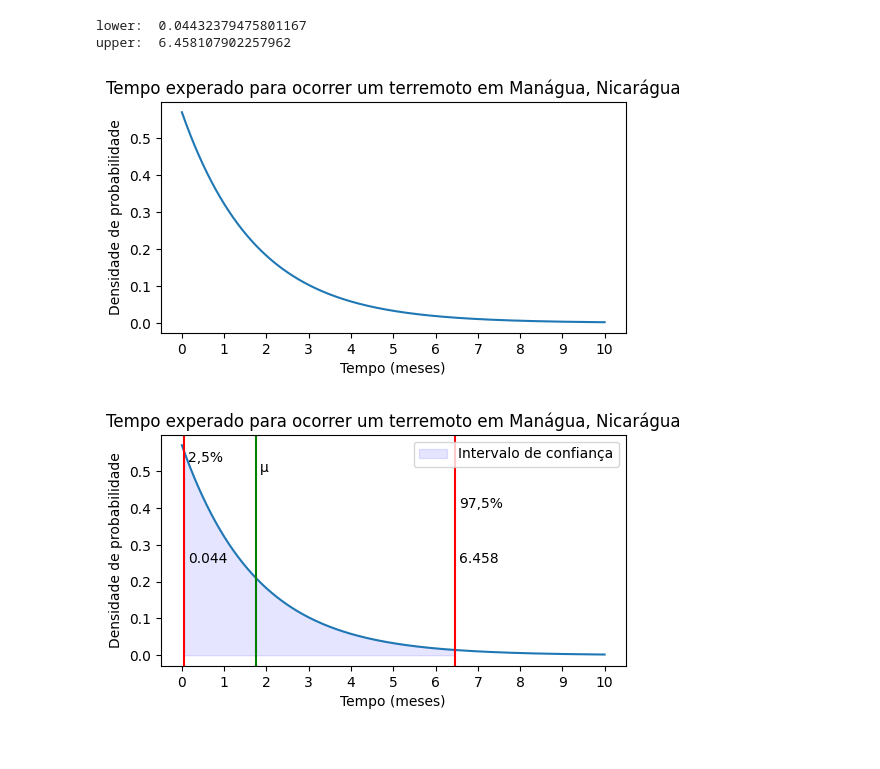
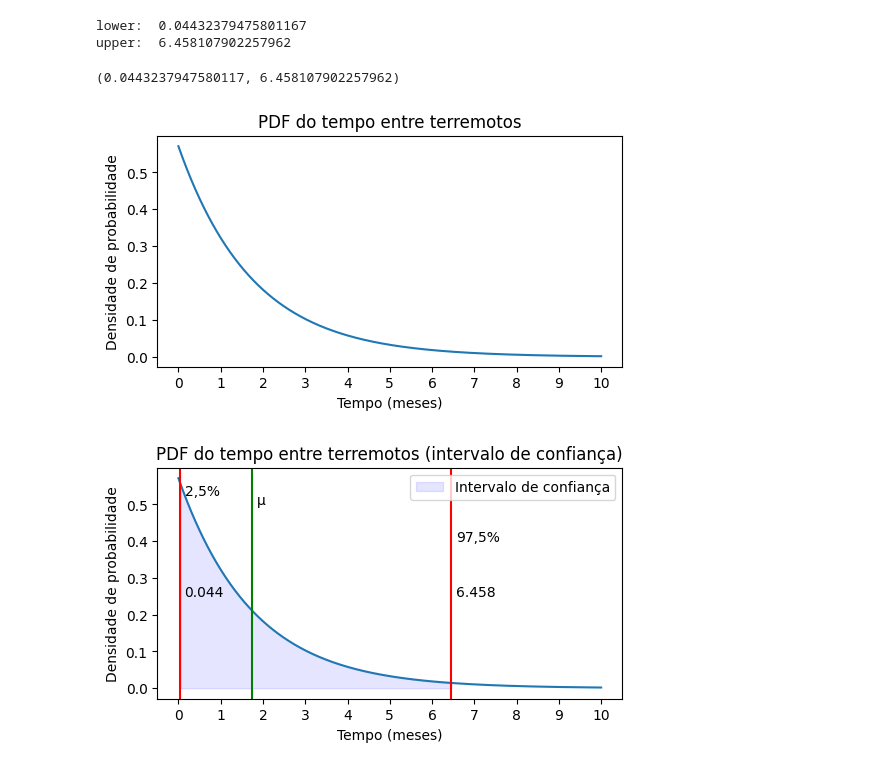
Before and after one commit to Gubscruz/APS5-CDADOS-GP8, a Jupyter notebook: aps_5.ipynb, the cells around one changed output. Cells and saved outputs as stored; diff of their text form; code cells hidden in the pictures.

```diff
--- a/aps_5.ipynb
+++ b/aps_5.ipynb
@@ -77,28 +77,31 @@ print('upper: ', upper)
 # %% [output]
 lower:  0.04432379475801167
 upper:  6.458107902257962
+# %%
+st.expon.interval(0.95, scale=mu)
+# %% [output]
+(0.0443237947580117, 6.458107902257962)
 # %%
-# Gráfico
 x = np.linspace(0, 10, 1000)
 y = st.expon.pdf(x, scale=mu)
 
 plt.figure(figsize=(6, 3))
-plt.title('Tempo experado para ocorrer um terremoto em Manágua, Nicarágua')
+plt.title('PDF do tempo entre terremotos')
 plt.xlabel('Tempo (meses)')
 plt.ylabel('Densidade de probabilidade')
 plt.xticks(np.arange(0, 11, 1))
 plt.yticks(np.arange(0, 1, 0.1))
 plt.plot(x, y)
 plt.show()
 # %% [output]
-[figure, old version]
+[figure, new version]
 # %%
 # Intervalo de confiança
 x = np.linspace(0, 10, 1000)
 y = st.expon.pdf(x, scale=mu)
 
 plt.figure(figsize=(6, 3))
-plt.title('Tempo experado para ocorrer um terremoto em Manágua, Nicarágua')
+plt.title('PDF do tempo entre terremotos (intervalo de confiança)')
 plt.xlabel('Tempo (meses)')
 plt.ylabel('Densidade de probabilidade')
 plt.xticks(np.arange(0, 11, 1))
@@ -117,4 +120,4 @@ legend_patch = patches.Patch(color=area.get_facecolor()[0], alpha=area.get_alpha
 plt.legend(handles=[legend_patch])
 plt.show()
 # %% [output]
-[figure, old version]
+[figure, new version]
```
Also changed, not shown: 9 other files.
